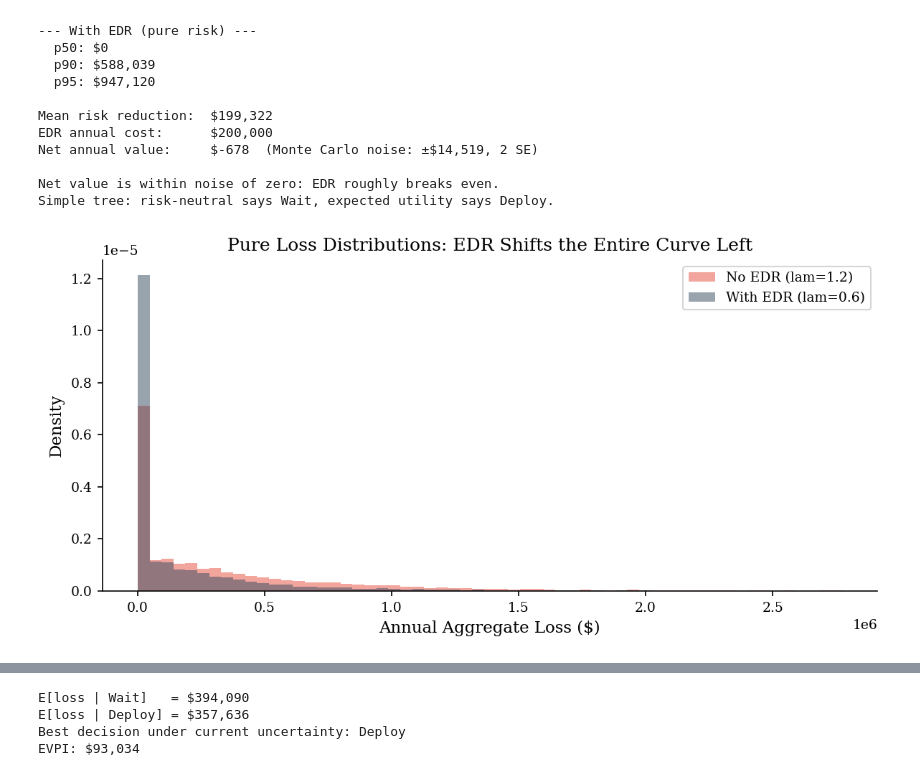
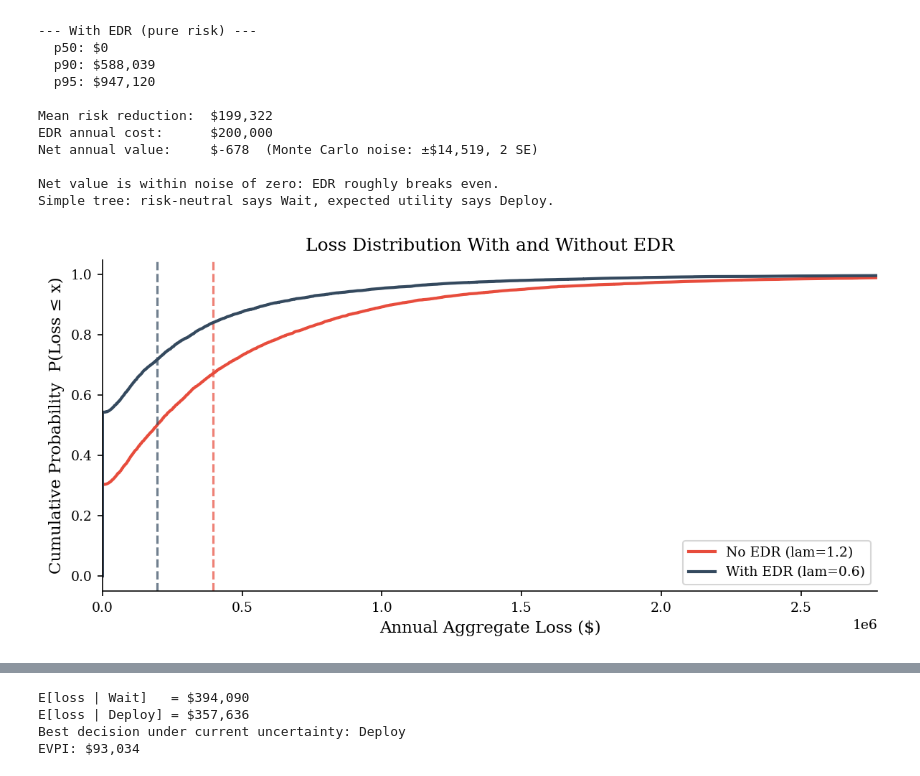
Before and after one commit to security-decision-science/security-decision-science, a Jupyter notebook: notebooks/part0/04-decision-trees.ipynb, the cells around one changed output, grey strips where cells are left out. Cells and saved outputs as stored; diff of their text form; code cells hidden in the pictures.

```diff
--- a/notebooks/part0/04-decision-trees.ipynb
+++ b/notebooks/part0/04-decision-trees.ipynb
@@ -179,13 +183,14 @@ Two options may have the same average outcome, but one has a long right tail rep
 
 > **Note:** This is deliberately the simplest possible investment calculation. A real analysis would consider: net present value (NPV) with discount rates, recurring vs. one-time costs (licensing, staffing, maintenance), implementation timelines and partial-year exposure, correlation between controls (deploying EDR may reduce the value of a separate SIEM investment), and opportunity cost of the budget. The goal is to show that even a basic simulation beats a point estimate.
 # %%
-severity = make_lognormal_severity(meanlog=12.2, sdlog=1.0)  # ~$200K median
+severity = make_lognormal_severity(meanlog=12.2, sdlog=1.0)
 n_periods = 10_000
+lam_no, lam_with = 1.2, 0.6   # attack frequency without / with EDR
 
 # Independent seeds: we compare two distributions, not paired scenarios. A shared seed
 # would not pair rows anyway, because the Poisson counts diverge once lam differs.
-losses_no_edr   = simulate_aggregate_losses(n_periods, lam=1.2, severity_sampler=severity, rng=make_rng(42))
-losses_with_edr = simulate_aggregate_losses(n_periods, lam=0.6, severity_sampler=severity, rng=make_rng(43))
+losses_no_edr   = simulate_aggregate_losses(n_periods, lam=lam_no, severity_sampler=severity, rng=make_rng(42))
+losses_with_edr = simulate_aggregate_losses(n_periods, lam=lam_with, severity_sampler=severity, rng=make_rng(43))
 
 print('--- No EDR (pure risk) ---')
 bands_no = risk_bands(losses_no_edr)
@@ -233,15 +238,26 @@ Net annual value:     $-678  (Monte Carlo noise: ±$14,519, 2 SE)
 Net value is within noise of zero: EDR roughly breaks even.
 Simple tree: risk-neutral says Wait, expected utility says Deploy.
 # %%
+# CDFs, not density histograms: a shift to lower losses shows as the With-EDR curve
+# lying above, plus a larger jump at $0 (years with no loss, printed below).
+# Dashed lines mark the two means.
 fig, ax = plt.subplots(figsize=(8, 4))
-bins = np.linspace(0, np.percentile(losses_no_edr, 99), 60)
-ax.hist(losses_no_edr, bins=bins, alpha=0.5, density=True, label='No EDR (lam=1.2)', color=ACCENT)
-ax.hist(losses_with_edr, bins=bins, alpha=0.5, density=True, label='With EDR (lam=0.6)', color=DARK_BG)
-ax.set_xlabel('Annual Aggregate Loss ($)')
-ax.set_ylabel('Density')
-ax.set_title('Pure Loss Distributions: EDR Shifts the Entire Curve Left')
-ax.legend()
+for losses, label, color in [
+    (losses_no_edr, f"No EDR (lam={lam_no})", ACCENT),
+    (losses_with_edr, f"With EDR (lam={lam_with})", DARK_BG),
+]:
+    xs = np.sort(losses)
+    ys = np.arange(1, len(xs) + 1) / len(xs)
+    ax.plot(xs, ys, color=color, linewidth=2, label=label)
+    ax.axvline(losses.mean(), color=color, linestyle="--", alpha=0.7)
+
+ax.set_xlim(0, np.percentile(losses_no_edr, 99))
+ax.set_xlabel("Annual Aggregate Loss ($)")
+ax.set_ylabel("Cumulative Probability  P(Loss ≤ x)")
+ax.set_title("Loss Distribution With and Without EDR")
+ax.legend(loc="lower right")
 plt.tight_layout()
 plt.show()
+print(f"Years with no loss: No EDR {(losses_no_edr == 0).mean():.0%}, With EDR {(losses_with_edr == 0).mean():.0%}")
 # %% [output]
-[figure, old version]
+[figure, new version]
```
Also changed, not shown: parts of 19 cells of this notebook, 36 other files.
